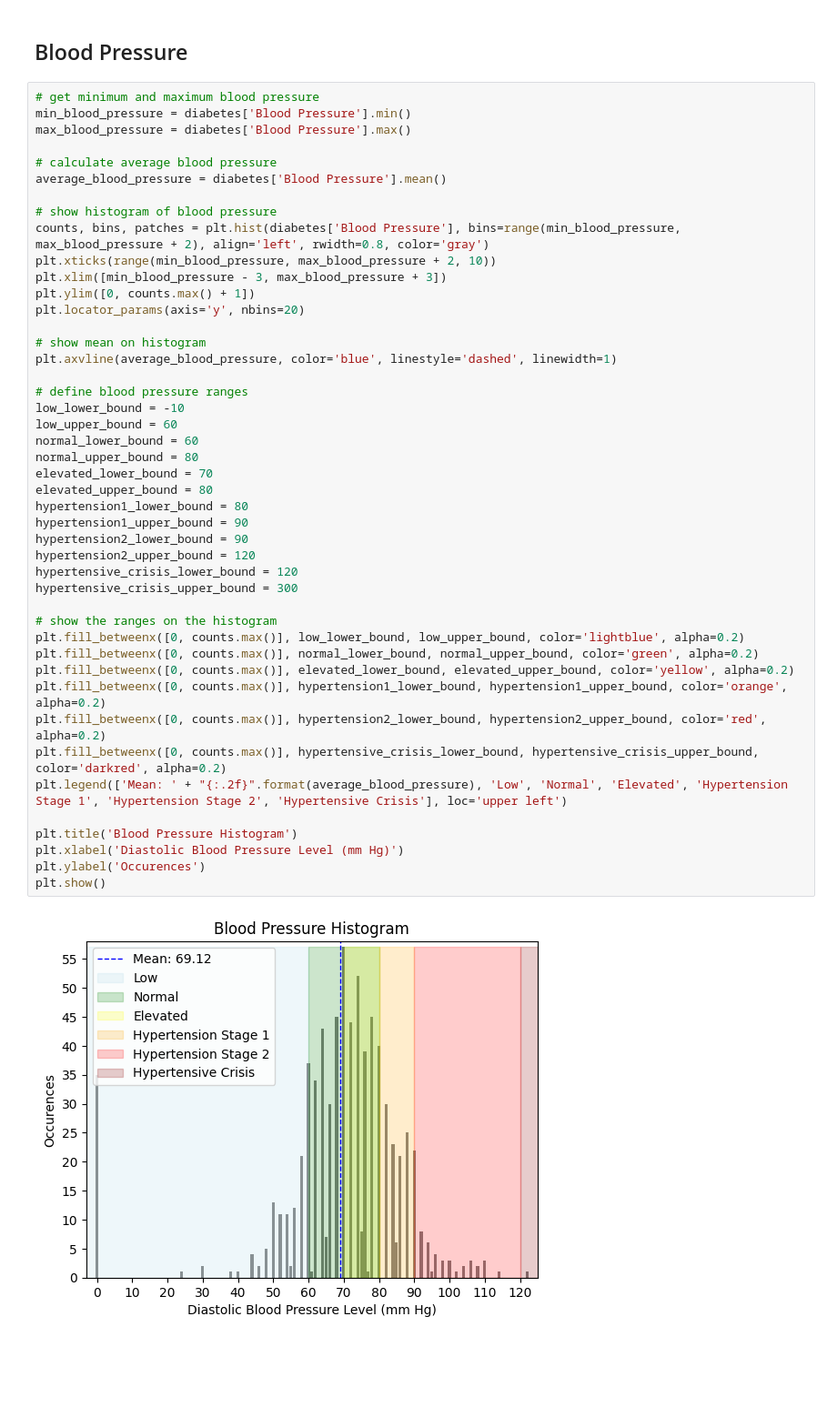
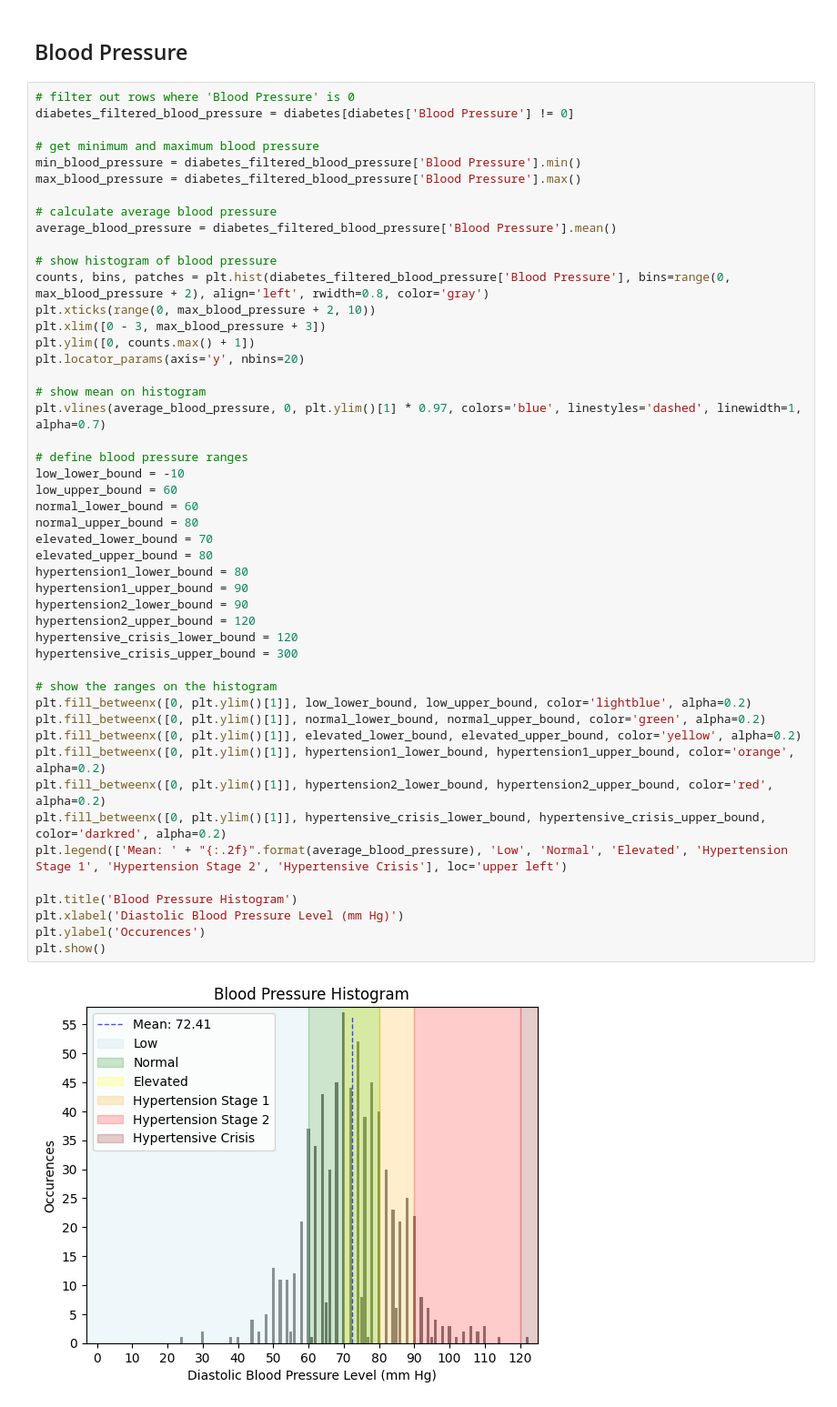
Before and after one commit to Bluxen/DA-Project1, a Jupyter notebook: 13_diabetes_prediction.ipynb, the cells around one changed output. Shown: that part at 91% size. Saved outputs shown, nothing was run; the diff lists cells and outputs as text; blank space fills up the shorter version.

```diff
--- a/13_diabetes_prediction.ipynb
+++ b/13_diabetes_prediction.ipynb
@@ -110,49 +113,52 @@ plt.show()
 # %% [markdown]
 ## Blood Pressure
 # %%
+# filter out rows where 'Blood Pressure' is 0
+diabetes_filtered_blood_pressure = diabetes[diabetes['Blood Pressure'] != 0]
+
 # get minimum and maximum blood pressure
-min_blood_pressure = diabetes['Blood Pressure'].min()
-max_blood_pressure = diabetes['Blood Pressure'].max()
+min_blood_pressure = diabetes_filtered_blood_pressure['Blood Pressure'].min()
+max_blood_pressure = diabetes_filtered_blood_pressure['Blood Pressure'].max()
 
 # calculate average blood pressure
-average_blood_pressure = diabetes['Blood Pressure'].mean()
+average_blood_pressure = diabetes_filtered_blood_pressure['Blood Pressure'].mean()
 
 # show histogram of blood pressure
-counts, bins, patches = plt.hist(diabetes['Blood Pressure'], bins=range(min_blood_pressure, max_blood_pressure + 2), align='left', rwidth=0.8, color='gray')
-plt.xticks(range(min_blood_pressure, max_blood_pressure + 2, 10))
-plt.xlim([min_blood_pressure - 3, max_blood_pressure + 3])
+counts, bins, patches = plt.hist(diabetes_filtered_blood_pressure['Blood Pressure'], bins=range(0, max_blood_pressure + 2), align='left', rwidth=0.8, color='gray')
+plt.xticks(range(0, max_blood_pressure + 2, 10))
+plt.xlim([0 - 3, max_blood_pressure + 3])
 plt.ylim([0, counts.max() + 1])
 plt.locator_params(axis='y', nbins=20)
 
 # show mean on histogram
-plt.axvline(average_blood_pressure, color='blue', linestyle='dashed', linewidth=1)
+plt.vlines(average_blood_pressure, 0, plt.ylim()[1] * 0.97, colors='blue', linestyles='dashed', linewidth=1, alpha=0.7)
 
 # define blood pressure ranges
 low_lower_bound = -10
 low_upper_bound = 60
 normal_lower_bound = 60
 normal_upper_bound = 80
 elevated_lower_bound = 70
 elevated_upper_bound = 80
 hypertension1_lower_bound = 80
 hypertension1_upper_bound = 90
 hypertension2_lower_bound = 90
 hypertension2_upper_bound = 120
 hypertensive_crisis_lower_bound = 120
 hypertensive_crisis_upper_bound = 300
 
 # show the ranges on the histogram
-plt.fill_betweenx([0, counts.max()], low_lower_bound, low_upper_bound, color='lightblue', alpha=0.2)
-plt.fill_betweenx([0, counts.max()], normal_lower_bound, normal_upper_bound, color='green', alpha=0.2)
-plt.fill_betweenx([0, counts.max()], elevated_lower_bound, elevated_upper_bound, color='yellow', alpha=0.2)
-plt.fill_betweenx([0, counts.max()], hypertension1_lower_bound, hypertension1_upper_bound, color='orange', alpha=0.2)
-plt.fill_betweenx([0, counts.max()], hypertension2_lower_bound, hypertension2_upper_bound, color='red', alpha=0.2)
-plt.fill_betweenx([0, counts.max()], hypertensive_crisis_lower_bound, hypertensive_crisis_upper_bound, color='darkred', alpha=0.2)
+plt.fill_betweenx([0, plt.ylim()[1]], low_lower_bound, low_upper_bound, color='lightblue', alpha=0.2)
+plt.fill_betweenx([0, plt.ylim()[1]], normal_lower_bound, normal_upper_bound, color='green', alpha=0.2)
+plt.fill_betweenx([0, plt.ylim()[1]], elevated_lower_bound, elevated_upper_bound, color='yellow', alpha=0.2)
+plt.fill_betweenx([0, plt.ylim()[1]], hypertension1_lower_bound, hypertension1_upper_bound, color='orange', alpha=0.2)
+plt.fill_betweenx([0, plt.ylim()[1]], hypertension2_lower_bound, hypertension2_upper_bound, color='red', alpha=0.2)
+plt.fill_betweenx([0, plt.ylim()[1]], hypertensive_crisis_lower_bound, hypertensive_crisis_upper_bound, color='darkred', alpha=0.2)
 plt.legend(['Mean: ' + "{:.2f}".format(average_blood_pressure), 'Low', 'Normal', 'Elevated', 'Hypertension Stage 1', 'Hypertension Stage 2', 'Hypertensive Crisis'], loc='upper left')
 
 plt.title('Blood Pressure Histogram')
 plt.xlabel('Diastolic Blood Pressure Level (mm Hg)')
 plt.ylabel('Occurences')
 plt.show()
 # %% [output]
-[figure, old version]
+[figure, new version]
```
Also changed, not shown: parts of 4 cells of this notebook.
